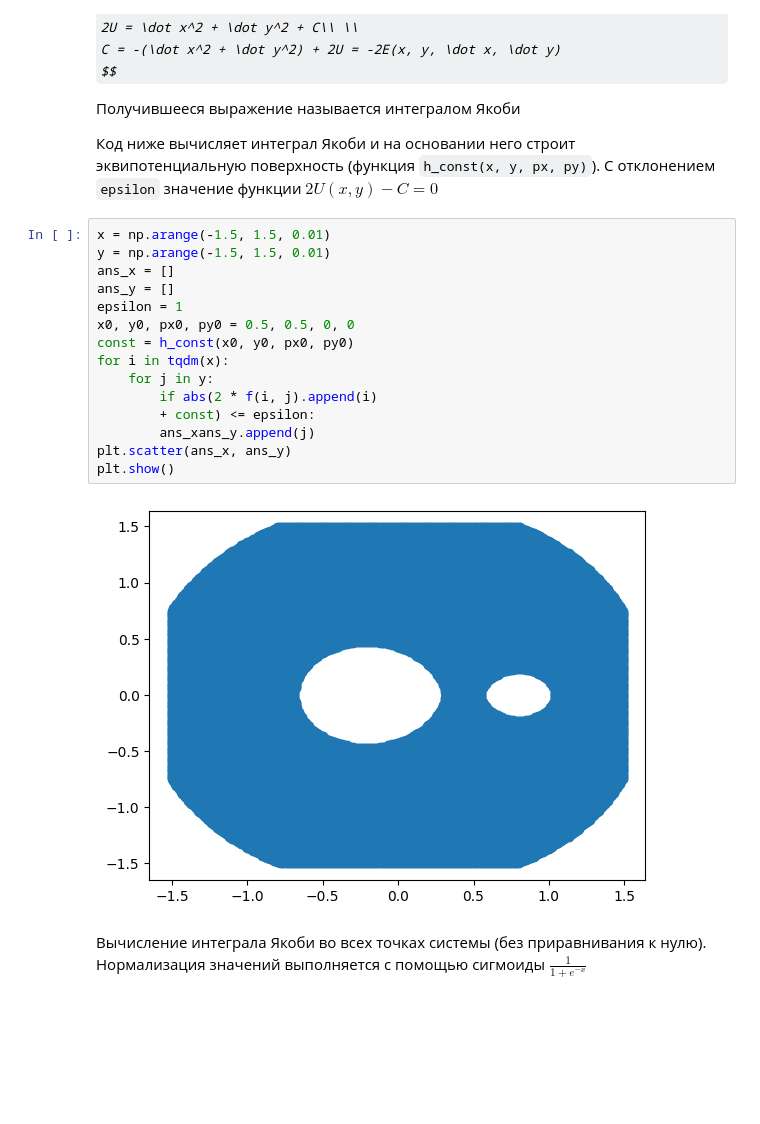
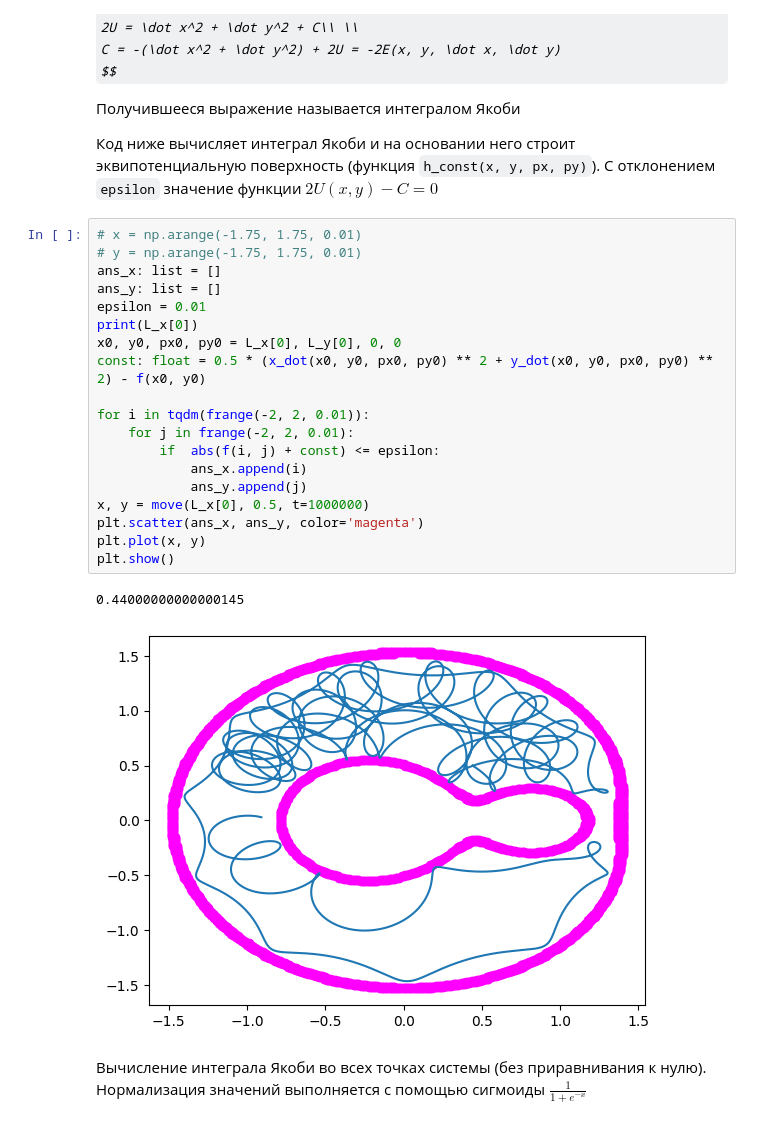
Before and after one commit to ZhizhchenkoA/Mechanic_Project, a Jupyter notebook: Mechanics_beta.ipynb, the cells around one changed output. Drawn from its saved outputs; the diff is of its cells as text; some formulas as TeX source; blank space fills up the shorter version.

```diff
--- a/Mechanics_beta.ipynb
+++ b/Mechanics_beta.ipynb
@@ -460,22 +473,27 @@ $$
 
 Код ниже вычисляет интеграл Якоби и на основании него строит эквипотенциальную поверхность (функция `h_const(x, y, px, py)`). С отклонением `epsilon` значение функции $2U(x, y) - C = 0$
 # %%
-x = np.arange(-1.5, 1.5, 0.01)
-y = np.arange(-1.5, 1.5, 0.01)
-ans_x = []
-ans_y = []
-epsilon = 1
-x0, y0, px0, py0 = 0.5, 0.5, 0, 0
-const = h_const(x0, y0, px0, py0)
-for i in tqdm(x):
-    for j in y:
-        if abs(2 * f(i, j).append(i)
-        + const) <= epsilon:
-        ans_xans_y.append(j)
-plt.scatter(ans_x, ans_y)
+# x = np.arange(-1.75, 1.75, 0.01)
+# y = np.arange(-1.75, 1.75, 0.01)
+ans_x: list = []
+ans_y: list = []
+epsilon = 0.01
+print(L_x[0])
+x0, y0, px0, py0 = L_x[0], L_y[0], 0, 0
+const: float = 0.5 * (x_dot(x0, y0, px0, py0) ** 2 + y_dot(x0, y0, px0, py0) ** 2) - f(x0, y0)
+
+for i in tqdm(frange(-2, 2, 0.01)):
+    for j in frange(-2, 2, 0.01):
+        if  abs(f(i, j) + const) <= epsilon:
+            ans_x.append(i)
+            ans_y.append(j)
+x, y = move(L_x[0], 0.5, t=1000000)
+plt.scatter(ans_x, ans_y, color='magenta')
+plt.plot(x, y)
 plt.show()
 # %% [output]
+0.44000000000000145
-[figure, old version]
+[figure, new version]
 # %% [markdown]
 Вычисление интеграла Якоби во всех точках системы (без приравнивания к нулю). Нормализация значений выполняется с помощью сигмоиды $\frac{1}{1 + e^{-x}}$
 # %%
```
Also changed, not shown: parts of 10 cells of this notebook.
